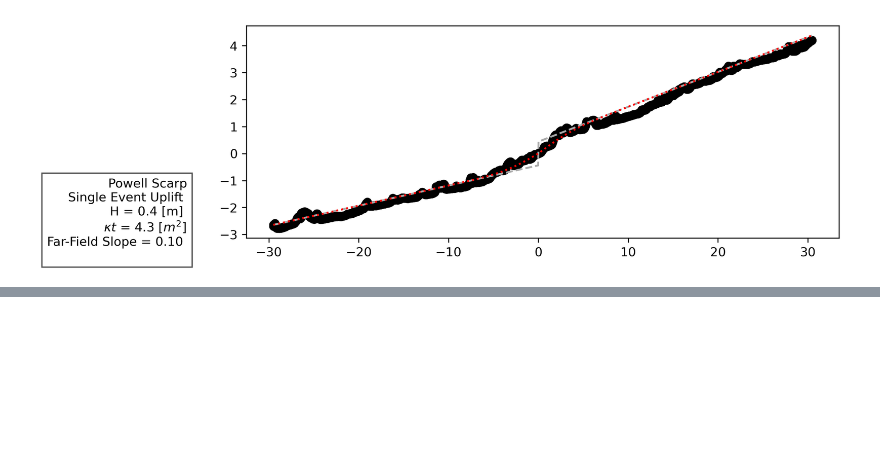
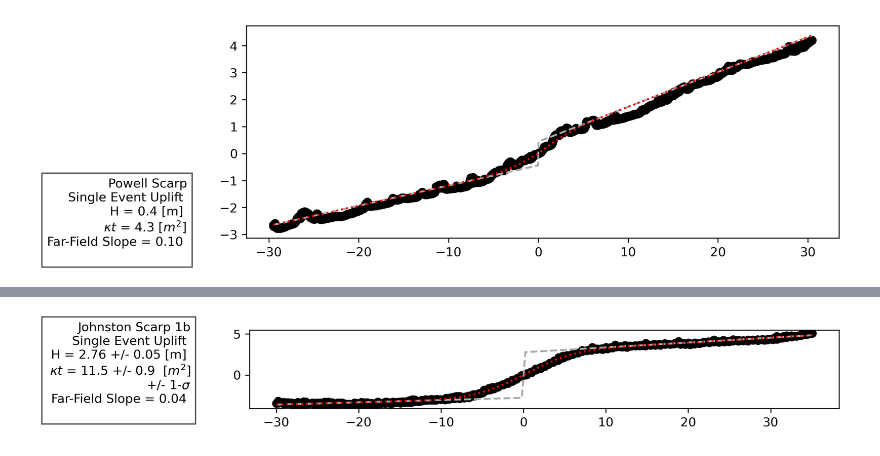
Before and after one commit to seanpolun/pyScarpFit, a Jupyter notebook: Notebooks/nevada_work.ipynb, the cells around one changed output, grey strips where cells are left out. Cells and saved outputs as stored; diff of their text form; code cells hidden in the pictures; blank space fills up the shorter version.

```diff
--- a/Notebooks/nevada_work.ipynb
+++ b/Notebooks/nevada_work.ipynb
@@ -150,0 +171,5 @@ powell_scarp.save_scarp_fig(os.path.join(out_dir, "powell_scarp_3xve_se.png"))
+# %%
+johnston1b_scarp.aspect = 1
+johnston1b_scarp.plot_scarp('se', unc=True)
+# %% [output]
+[figure, added]
```
Also changed, not shown: parts of 3 cells of this notebook, 2 other files.
